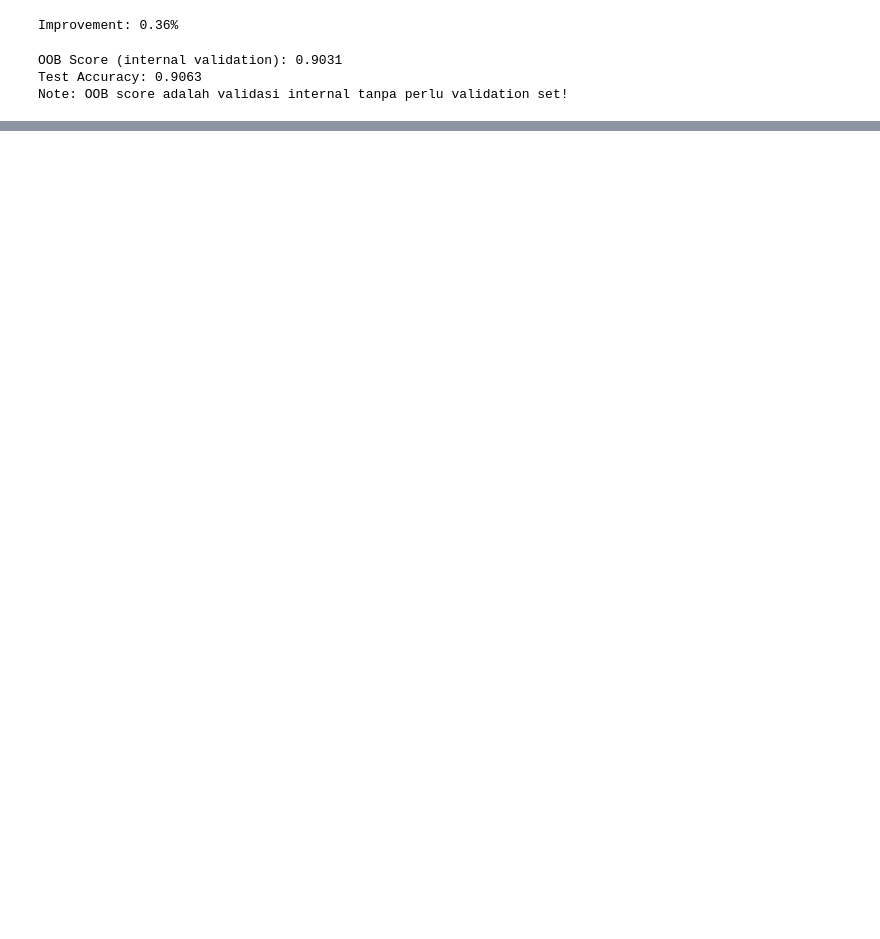
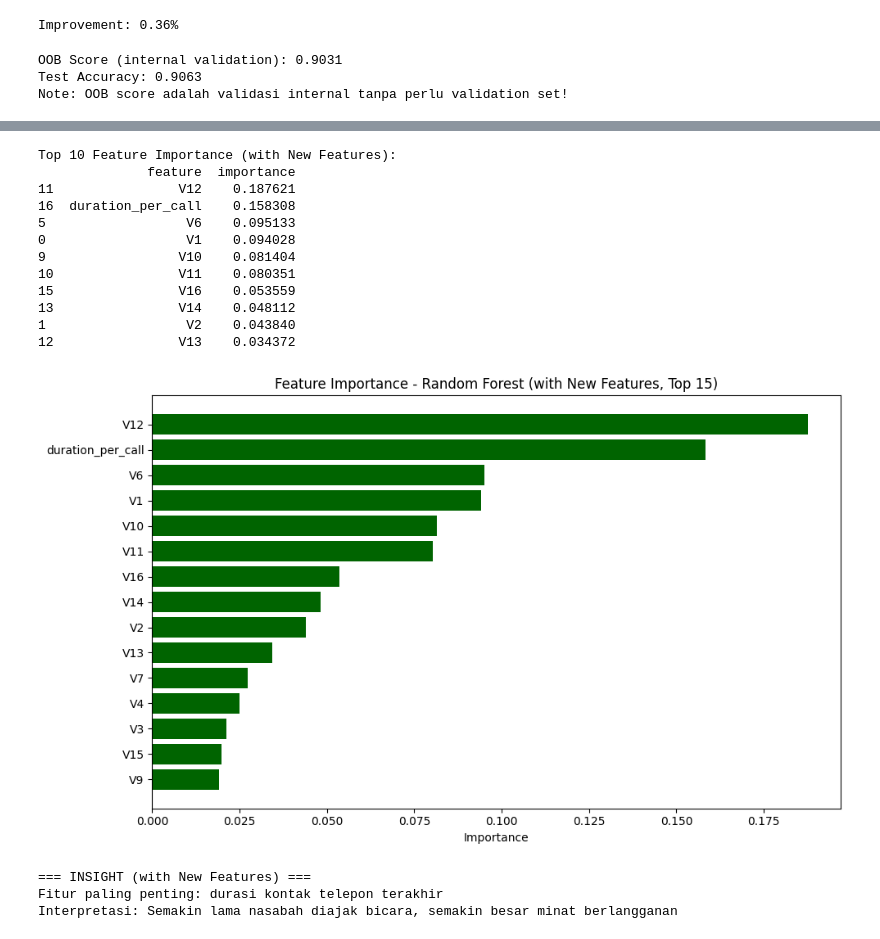
Before and after one commit to GampichXD/Computer-Vision---Indonesia-AI--Making-Own-Material-, a Jupyter notebook: Day 3 - Ensemble & Random Forest/notebooks/01-randomforest-forclassification.ipynb, the cells around one changed output, grey strips where cells are left out. Saved outputs shown, nothing was run; the diff lists cells and outputs as text; code cells hidden in the pictures; blank space fills up the shorter version.

```diff
--- a/Day 3 - Ensemble & Random Forest/notebooks/01-randomforest-forclassification.ipynb
+++ b/Day 3 - Ensemble & Random Forest/notebooks/01-randomforest-forclassification.ipynb
@@ -238,0 +384,43 @@ Note: OOB score adalah validasi internal tanpa perlu validation set!
+# %%
+#Feature Importance
+
+#Get feature importance
+feature_importance_new = pd.DataFrame({
+    'feature': X_new.columns,
+    'importance' : rf_clf_new.feature_importances_
+}).sort_values('importance', ascending=False)
+
+print("Top 10 Feature Importance (with New Features):")
+print(feature_importance_new.head(10).sort_values('importance', ascending=False))
+
+#Visualize
+plt.figure(figsize=(10,6))
+plt.barh(feature_importance_new.head(15)['feature'],
+            feature_importance_new.head(15)['importance'], color='darkgreen')
+plt.xlabel('Importance')
+plt.title('Feature Importance - Random Forest (with New Features, Top 15)')
+plt.gca().invert_yaxis()
+plt.tight_layout()
+plt.show()
+
+# Insight interpretation
+print("\n=== INSIGHT (with New Features) ===")
+print("Fitur paling penting: durasi kontak telepon terakhir")
+print("Interpretasi: Semakin lama nasabah diajak bicara, semakin besar minat berlangganan")
+# %% [output]
+Top 10 Feature Importance (with New Features):
+              feature  importance
+11                V12    0.187621
+16  duration_per_call    0.158308
+5                  V6    0.095133
+0                  V1    0.094028
+9                 V10    0.081404
+10                V11    0.080351
+15                V16    0.053559
+13                V14    0.048112
+1                  V2    0.043840
+12                V13    0.034372
+[figure, added]
+=== INSIGHT (with New Features) ===
+Fitur paling penting: durasi kontak telepon terakhir
+Interpretasi: Semakin lama nasabah diajak bicara, semakin besar minat berlangganan
```
Also changed, not shown: parts of 8 cells of this notebook, 1 other file.
